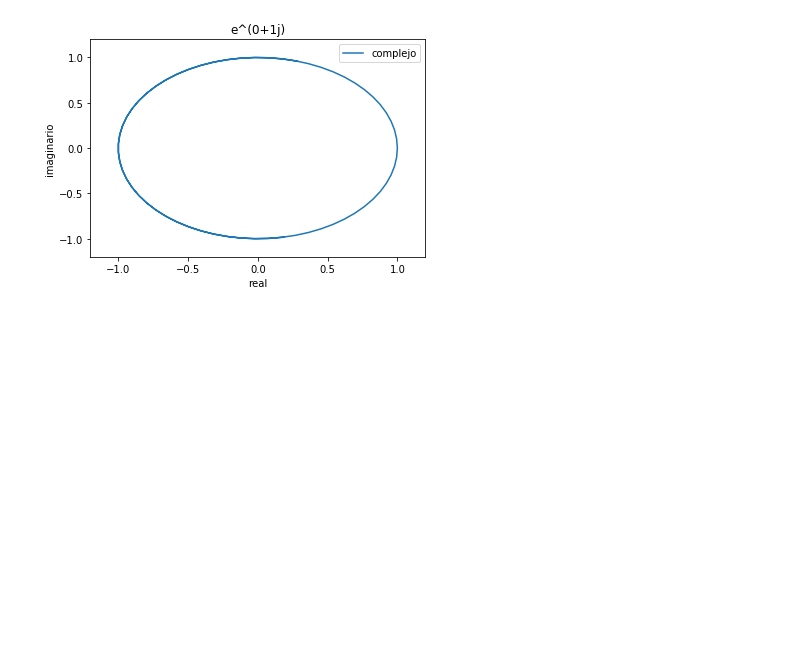
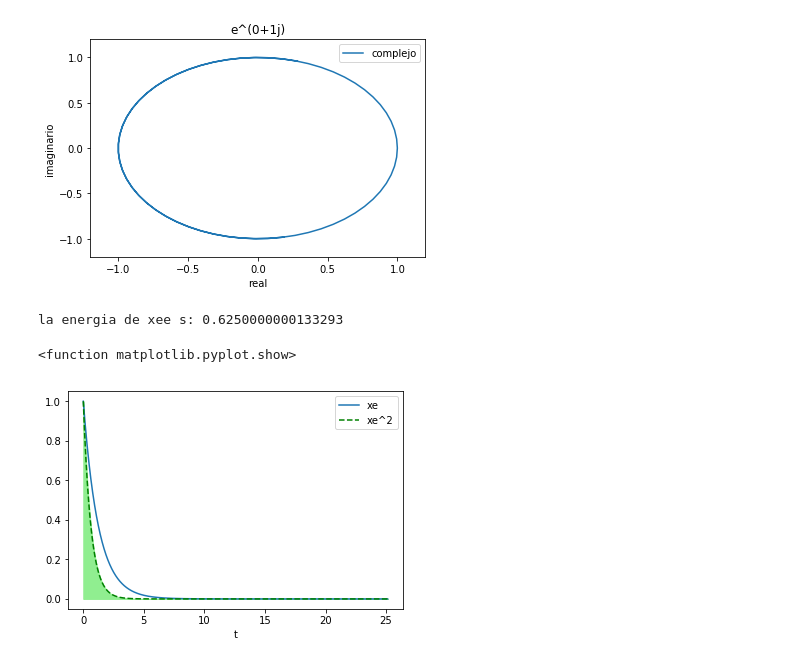
Before and after one commit to LuisCollazos/Se-ales, a Jupyter notebook: clase1.ipynb, the cells around one changed output. Saved outputs shown, nothing was run; the diff lists cells and outputs as text; code cells hidden in the pictures; blank space fills up the shorter version.

```diff
--- a/clase1.ipynb
+++ b/clase1.ipynb
@@ -74,20 +74,27 @@ plt.show
 # %%
   import scipy.integrate as integrate
 
   W=1
   a=0.8
   b=0
-  c=2*np.pi
+  c=4*2*np.pi
   dte=0.0005
 
-  te=np.arrange(b,c,dte)
+  te=np.arange(b,c,dte)
   xe=np.exp(-a*te)
 
   cuadradoxe=xe**2  #elevado(**)
-  energiaxe=integral.simps(cuadradopxe,te)
+  energiaxe=integrate.simps(cuadradoxe,te)
 
   print('la energia de xee s:',energiaxe)
 
   plt.plot(te,xe,label='xe')
   plt.fill_between(te,0,cuadradoxe,color='lightgreen')
-  plt.plot(te,cuadradoxe,g--'')
+  plt.plot(te,cuadradoxe,'g--',label='xe^2')
+  plt.xlabel('t')
+  plt.legend()
+  plt.show
+# %% [output]
+la energia de xee s: 0.6250000000133293
+<function matplotlib.pyplot.show>
+[figure, added]
```
Also changed, not shown: parts of 1 cell of this notebook.
